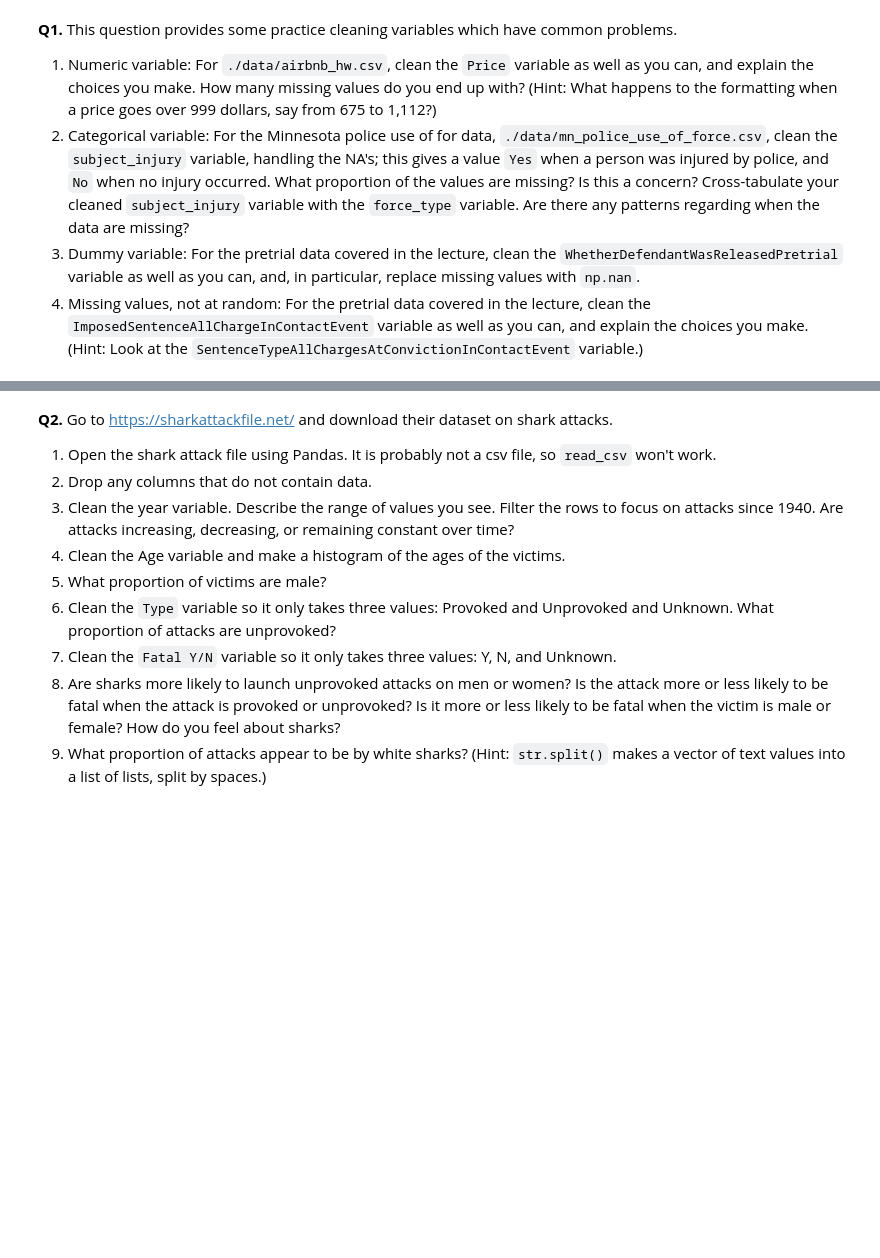
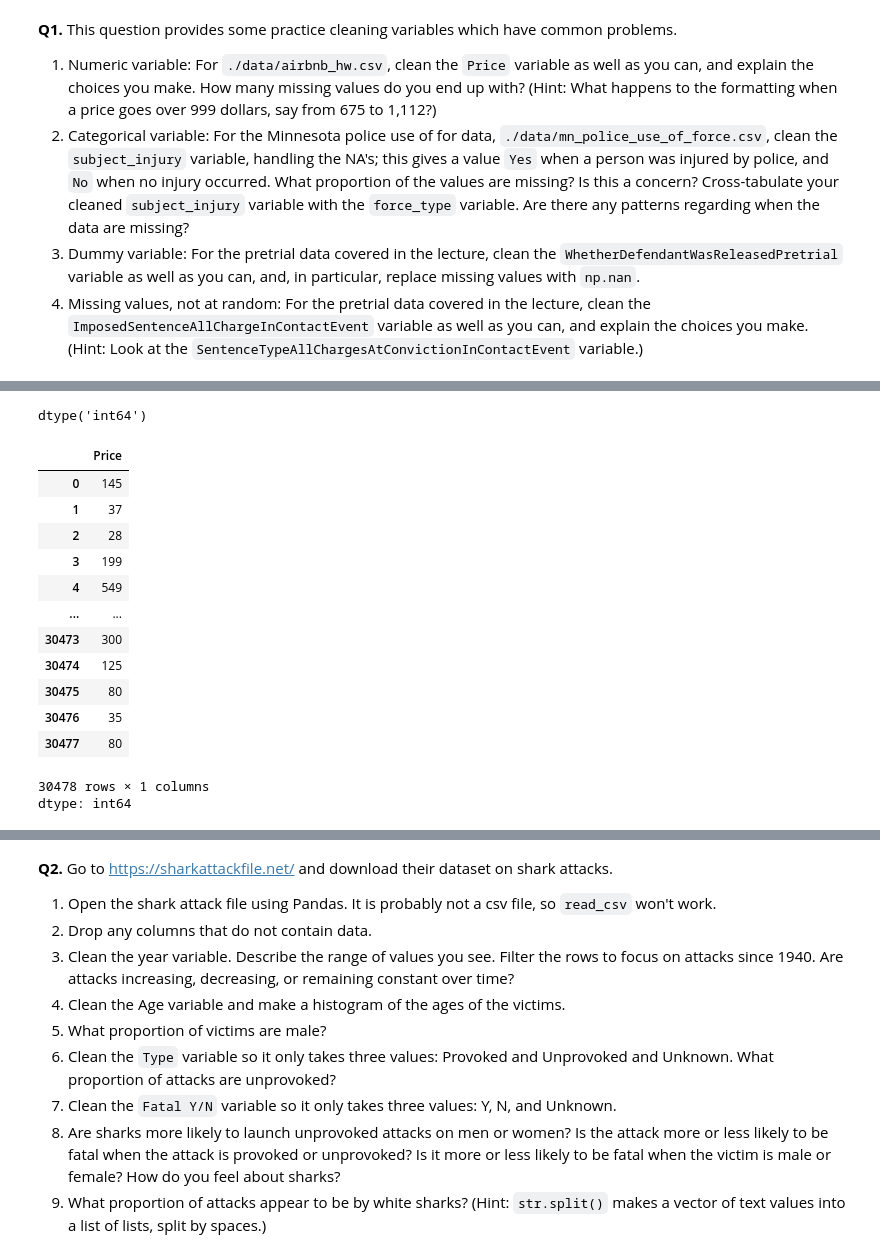
Before and after one commit to jahleeljackson/DS3001-SP26, a Jupyter notebook: wrangling/assignment/assignment.ipynb, the cells around one changed output, grey strips where cells are left out. Saved outputs shown, nothing was run; the diff lists cells and outputs as text; code cells hidden in the pictures; blank space fills up the shorter version.

```diff
--- a/wrangling/assignment/assignment.ipynb
+++ b/wrangling/assignment/assignment.ipynb
@@ -9,0 +54,28 @@
+# %%
+# change the data type
+
+# must remove commas first
+airbnb_df["Price"] = airbnb_df["Price"].str.replace(",", "")
+airbnb_df["Price"] = airbnb_df["Price"].astype("int")
+
+# let's see the datatype
+airbnb_df.Price.dtype #int 64
+# %% [output]
+dtype('int64')
+# %%
+airbnb_df["Price"]
+# %% [output]
+|  | Price |
+| 0 | 145 |
+| 1 | 37 |
+| 2 | 28 |
+| 3 | 199 |
+| 4 | 549 |
+| ... | ... |
+| 30473 | 300 |
+| 30474 | 125 |
+| 30475 | 80 |
+| 30476 | 35 |
+| 30477 | 80 |
+30478 rows × 1 columns
+dtype: int64
```
Also changed, not shown: parts of 5 cells of this notebook.
